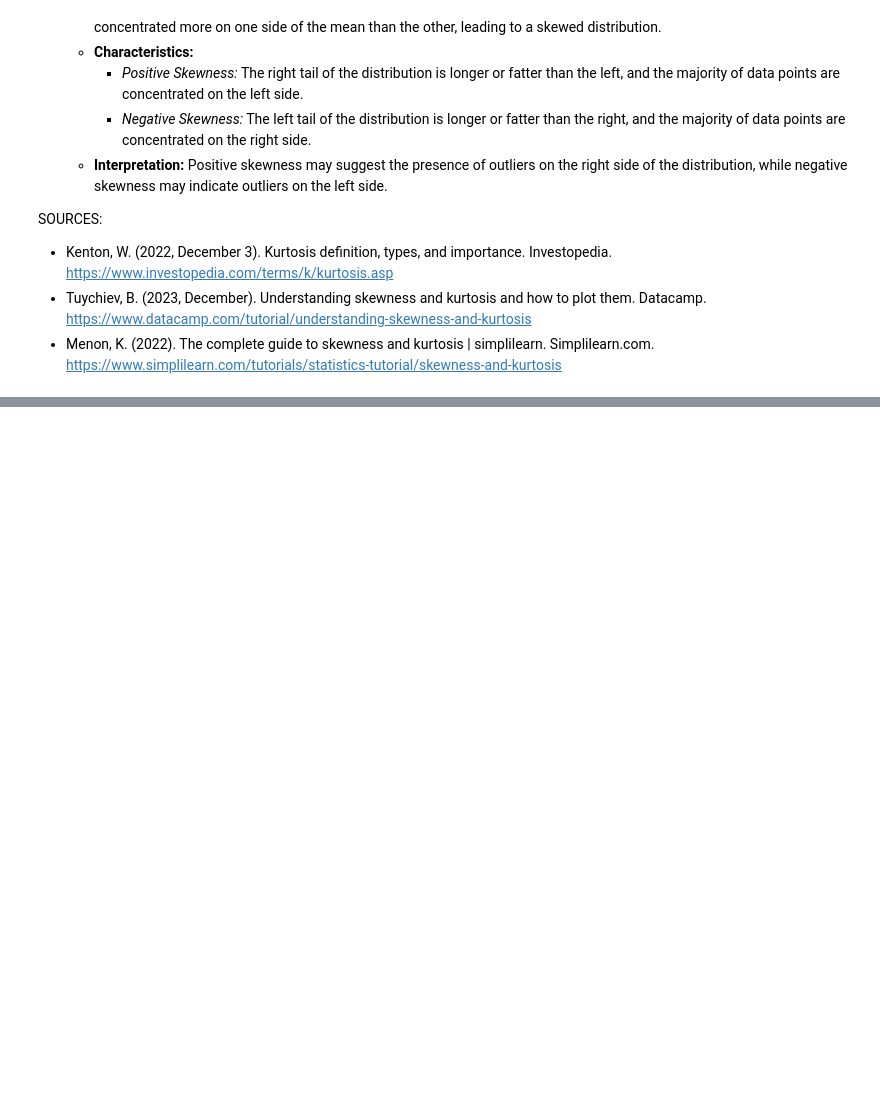
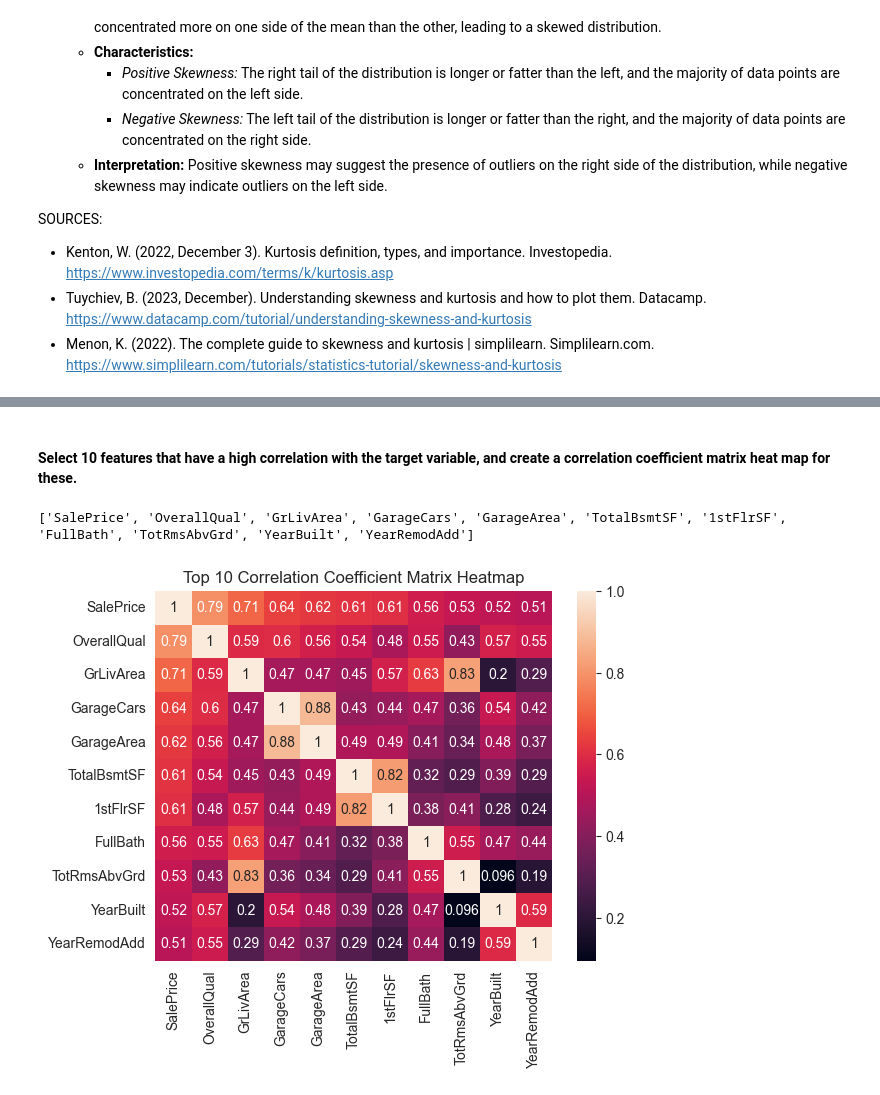
Before and after one commit to David-Jr/divic-ml-course-assignments, a Jupyter notebook: housing-information-analysis/housing-information-analysis.ipynb, the cells around one changed output, grey strips where cells are left out. Saved outputs shown, nothing was run; the diff lists cells and outputs as text; code cells hidden in the pictures; blank space fills up the shorter version.

```diff
--- a/housing-information-analysis/housing-information-analysis.ipynb
+++ b/housing-information-analysis/housing-information-analysis.ipynb
@@ -185,0 +244,20 @@ SOURCES:
+# %% [markdown]
+#### Select 10 features that have a high correlation with the target variable, and create a correlation coefficient matrix heat map for these.
+# %%
+correlation_matrix["Variable"] = list(correlation_matrix.columns)
+
+top_10_correlation: DataFrame = correlation_matrix.sort_values(by='SalePrice', ascending=False)
+selected_columns: DataFrame = top_10_correlation.loc[:, ["Variable", "SalePrice"]].head(11)
+correlation_matrix = data_cleaned[selected_columns["Variable"].tolist()].corr()
+sns.heatmap(correlation_matrix, annot=True, cbar=True)
+# sns.heatmap(correlation_matrix.loc[:,["SalePrice"]], annot=True, cbar=True)
+plt.title('Top 10 Correlation Coefficient Matrix Heatmap');
+print(selected_columns["Variable"].tolist())
+# sns.pairplot(data_cleaned,
+#              vars = selected_columns["Variable"].tolist(),
+#              # palette = 'Set1'
+#              );
+# plt.show()
+# %% [output]
+['SalePrice', 'OverallQual', 'GrLivArea', 'GarageCars', 'GarageArea', 'TotalBsmtSF', '1stFlrSF', 'FullBath', 'TotRmsAbvGrd', 'YearBuilt', 'YearRemodAdd']
+[figure, added]
```
Also changed, not shown: parts of 16 cells of this notebook.
